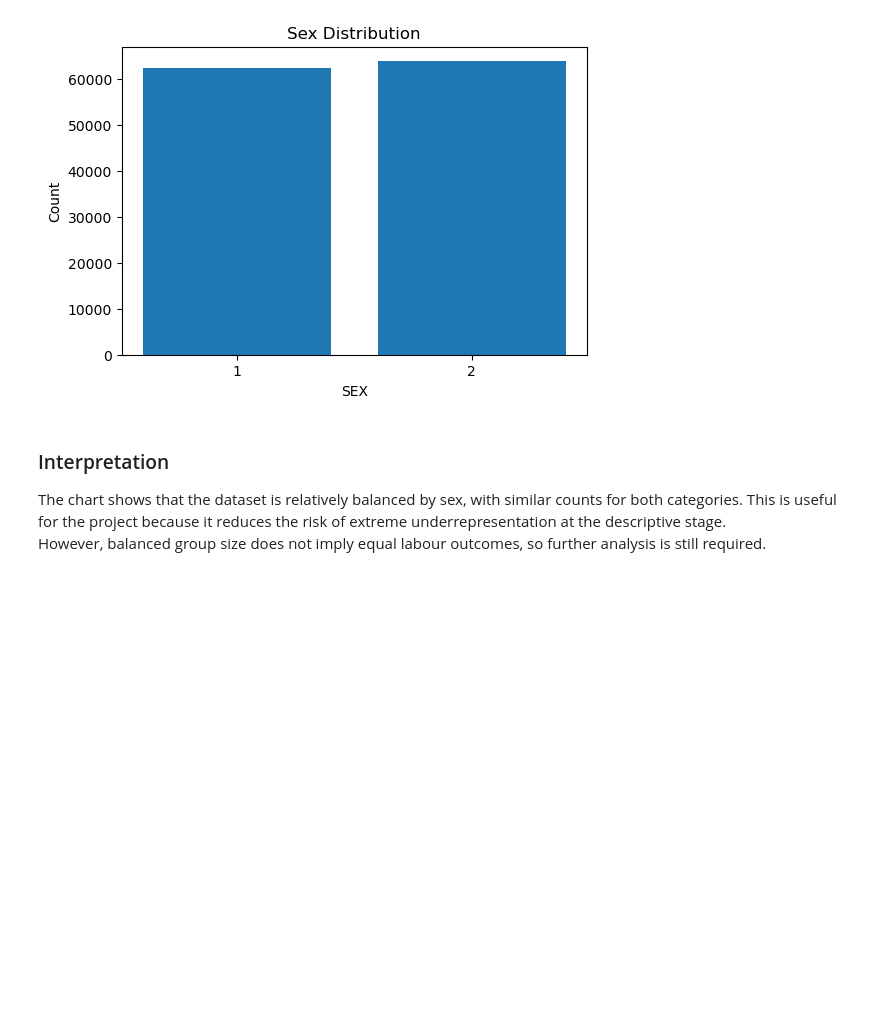
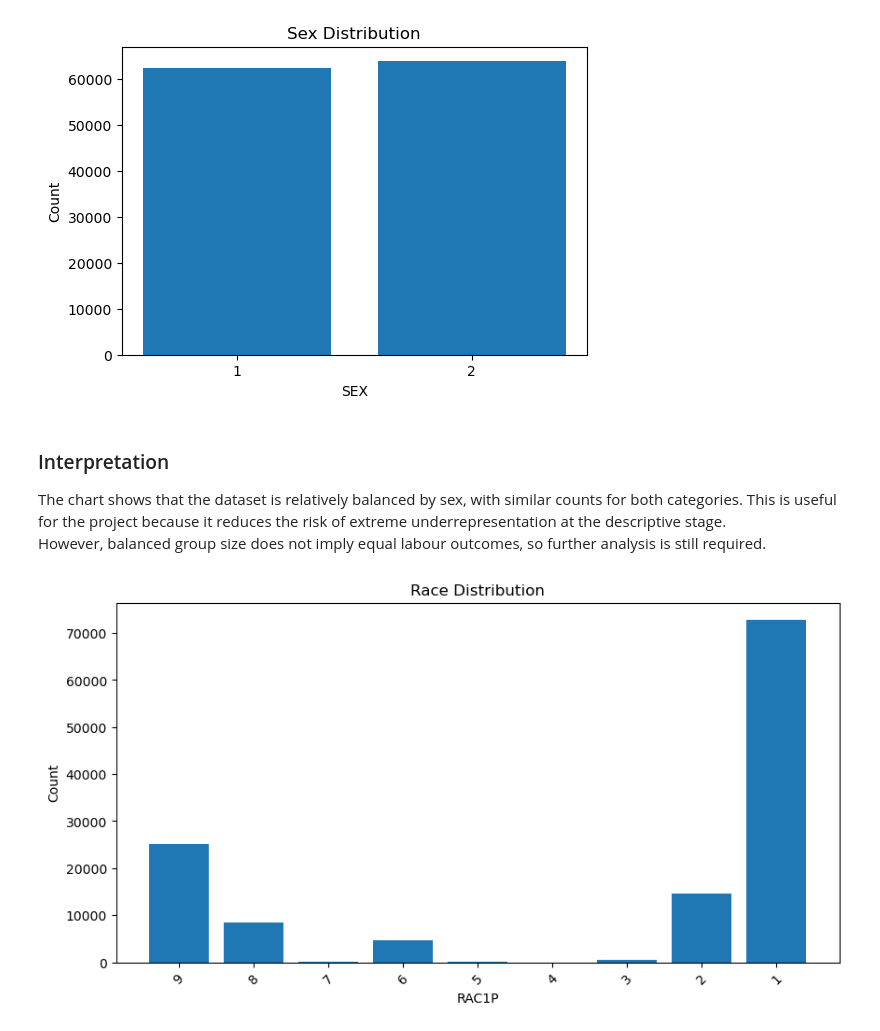
Before and after one commit to ClaraQuilapan/ca2-90-2022475, a Jupyter notebook: Untitled.ipynb, the cells around one changed output. Drawn from its saved outputs; the diff is of its cells as text; code cells hidden in the pictures; blank space fills up the shorter version.

Commit message:
Update Untitled.ipynb
add race distribution bar chart and interpretation

```diff
--- a/Untitled.ipynb
+++ b/Untitled.ipynb
@@ -231,3 +231,16 @@ plt.show()
 The chart shows that the dataset is relatively balanced by sex, with similar counts for both categories.
 This is useful for the project because it reduces the risk of extreme underrepresentation at the descriptive stage.
 However, balanced group size does not imply equal labour outcomes, so further analysis is still required.
+# %%
+race_counts = work_df["RAC1P"].value_counts(dropna=False).sort_index(ascending=False)
+
+plt.figure(figsize=(10,5))
+plt.bar(race_counts.index.astype(str), race_counts.values)
+plt.title("Race Distribution")
+plt.xlabel("RAC1P")
+plt.ylabel("Count")
+plt.xticks(rotation=45)
+plt.savefig("figures_du/race_distribution.png", dpi=300, bbox_inches="tight")
+plt.show()
+# %% [output]
+[figure, added]
```
Also changed, not shown: parts of 1 cell of this notebook.
